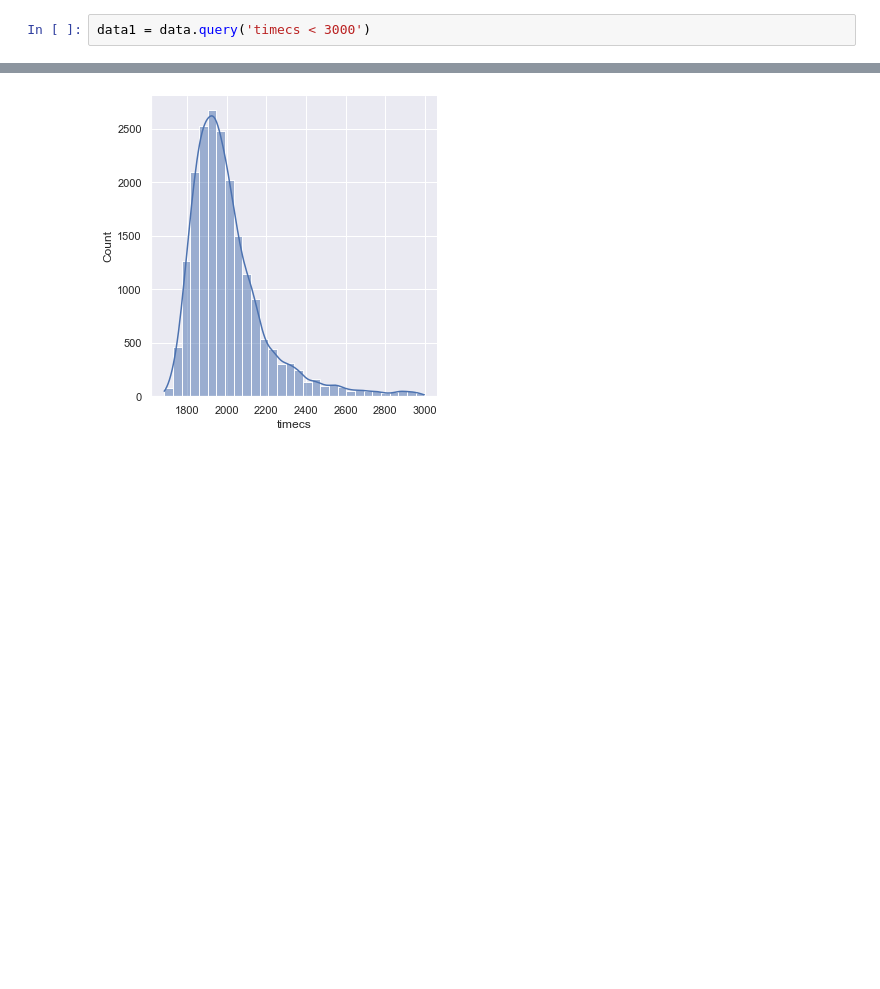
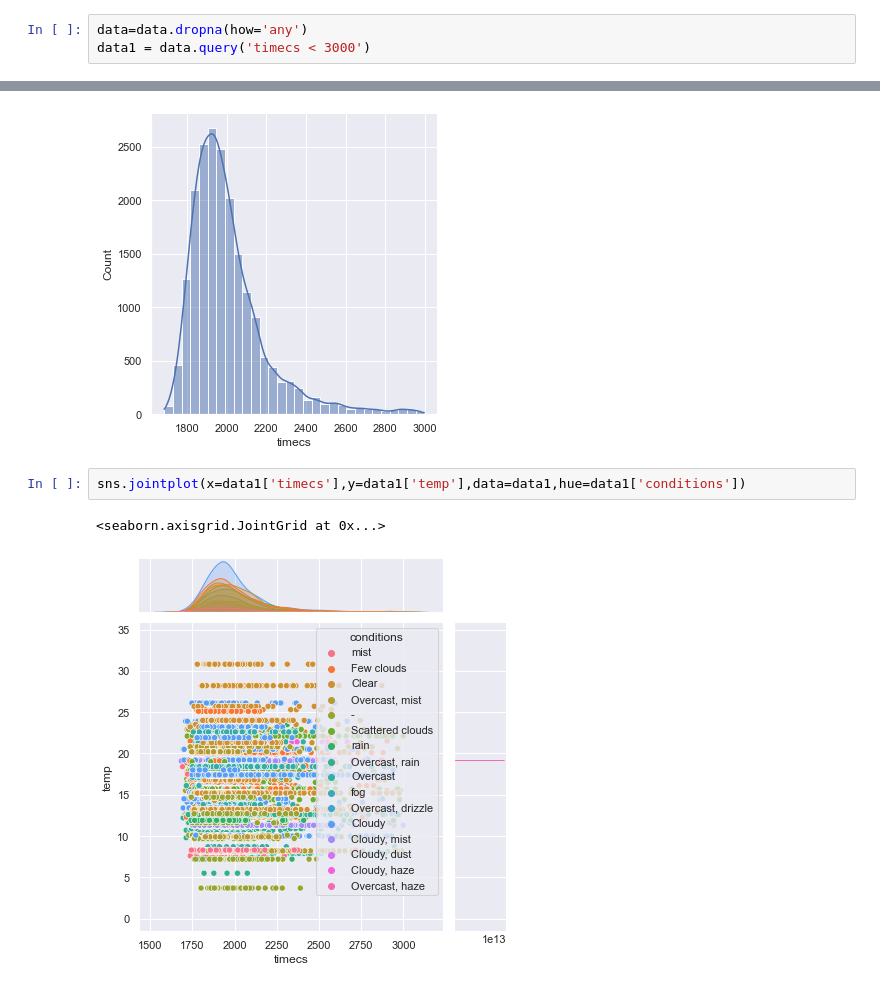
Before and after one commit to Trouvaille0198/Jupyter, a Jupyter notebook: Projects/MetroProject/demo.ipynb, the cells around one changed output, grey strips where cells are left out. Drawn from its saved outputs; the diff is of its cells as text; blank space fills up the shorter version.

```diff
--- a/Projects/MetroProject/demo.ipynb
+++ b/Projects/MetroProject/demo.ipynb
@@ -13,4 +13,5 @@ data.head()
 | 3 | 3 | 4711 | 2703430117 | 2015-04-01 06:13:52 | 7 | 上海大学站 | 2015-04-01 06:44:24 | 7 | 静安寺 | ... |
 | 4 | 4 | 14758 | 2503342758 | 2015-04-01 06:15:01 | 7 | 上海大学站 | 2015-04-01 06:44:38 | 7 | 静安寺 | ... |
 # %%
+data=data.dropna(how='any')
 data1 = data.query('timecs < 3000')
@@ -20,3 +24,8 @@ sns.displot(x=data1['timecs'],data=data1,bins=30,kde=True)
 # %% [output]
 <seaborn.axisgrid.FacetGrid at 0x...>
 [figure]
+# %%
+sns.jointplot(x=data1['timecs'],y=data1['temp'],data=data1,hue=data1['conditions'])
+# %% [output]
+<seaborn.axisgrid.JointGrid at 0x...>
+[figure, added]
```
Also changed, not shown: parts of 9 cells of this notebook, 1 other file.
